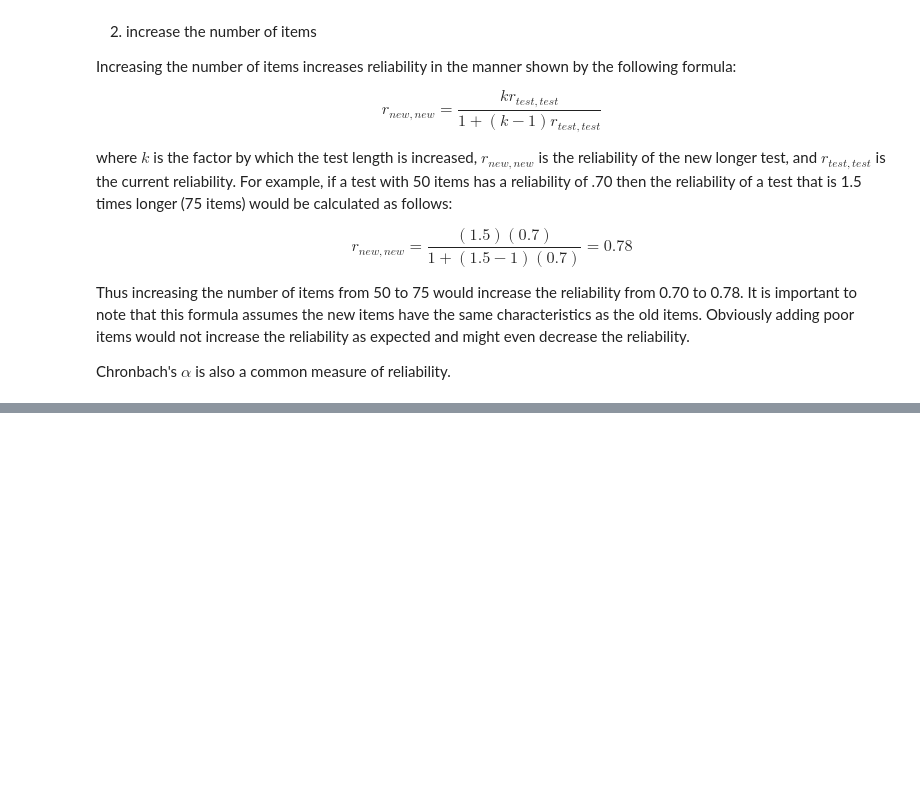
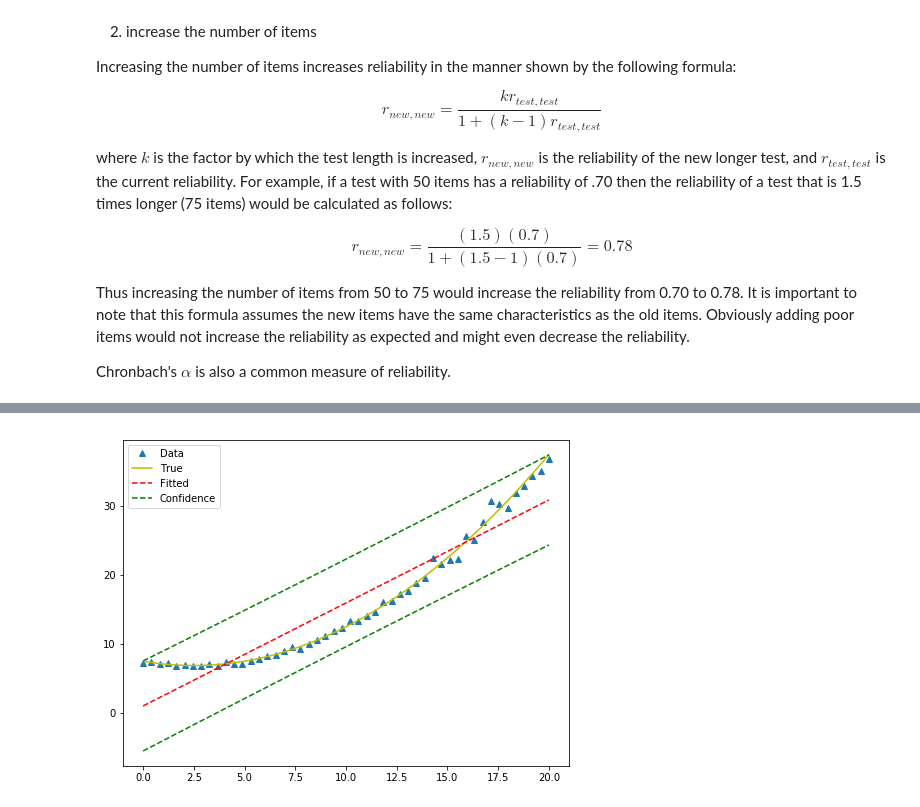
Before and after one commit to jamwine/Statistics, a Jupyter notebook: Statistics.ipynb, the cells around one changed output, grey strips where cells are left out. Cells and saved outputs as stored; diff of their text form; code cells hidden in the pictures; blank space fills up the shorter version.

```diff
--- a/Statistics.ipynb
+++ b/Statistics.ipynb
@@ -1120,0 +1266,3 @@ Chronbach's $\alpha$ is also a common measure of reliability.
+# %%
+X = X[:,[0,1]]
+X[:10]
@@ -1120,0 +1282,5 @@ Chronbach's $\alpha$ is also a common measure of reliability.
+# %%
+model_ols = sm.OLS(y, X)
+results_ols = model_ols.fit()
+
+print(results_ols.summary())
@@ -1120,0 +1325,17 @@ Chronbach's $\alpha$ is also a common measure of reliability.
+# %%
+from statsmodels.sandbox.regression.predstd import wls_prediction_std
+
+stderpr_ols, int_ols_l, int_ols_u = wls_prediction_std(results_ols)
+
+fig, ax = plt.subplots(figsize=(8, 6))
+ax.plot(x, y, '^', label="Data")
+ax.plot(x, y_true, 'y-', label="True")
+
+ax.plot(x, results_ols.fittedvalues, 'r--', label='Fitted')
+
+ax.plot(x, int_ols_u, 'g--', label="Confidence")
+ax.plot(x, int_ols_l, 'g--')
+
+ax.legend(loc="best");
+# %% [output]
+[figure, added]
```
Also changed, not shown: parts of 40 cells of this notebook.
